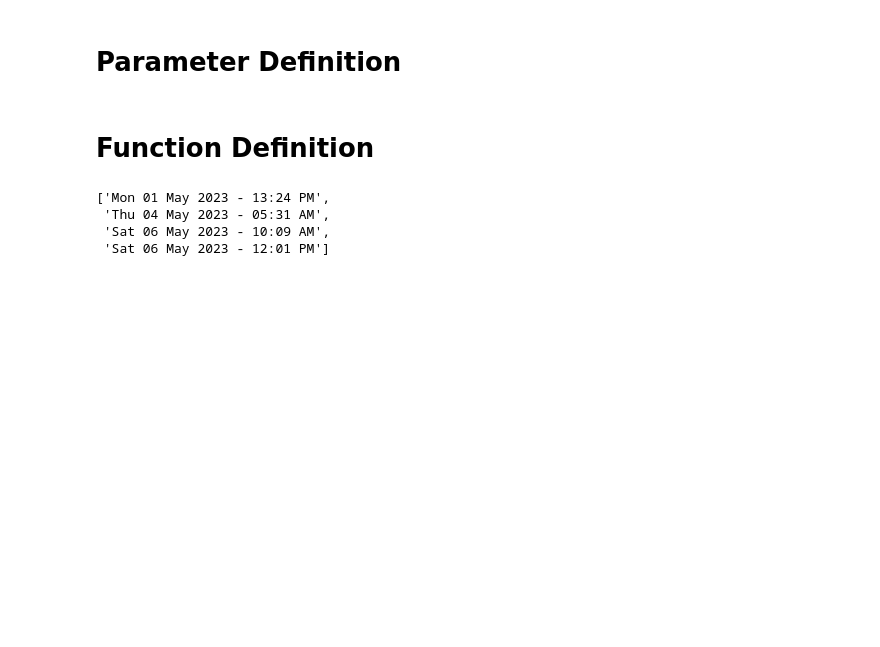
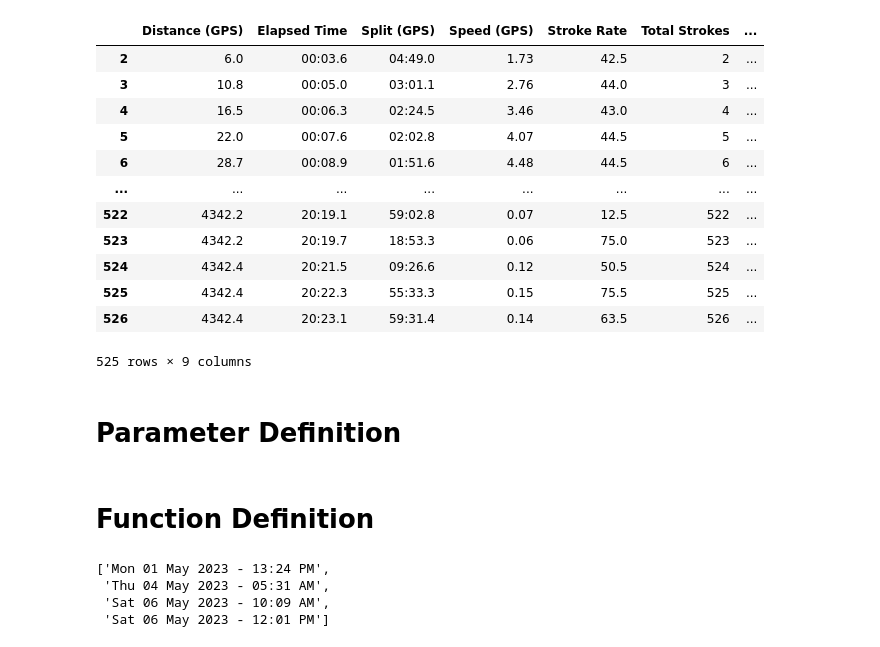
Before and after one commit to harrymich/outing-analysis, a Jupyter notebook: src/Stroke_Coach_Analysis.ipynb, the cells around one changed output. Saved outputs shown, nothing was run; the diff lists cells and outputs as text; code cells hidden in the pictures; blank space fills up the shorter version.

```diff
--- a/src/Stroke_Coach_Analysis.ipynb
+++ b/src/Stroke_Coach_Analysis.ipynb
@@ -35,6 +35,26 @@ for i in range(file_count):
     # Convert split to seconds (similar as above)
     temp_df['Split (GPS)'] = (temp_df['Split (GPS)'].str.split(':', n=2, expand=True).iloc[:,-2:-1].astype(float)*60).join(temp_df['Split (GPS)'].str.split(':', n=2, expand=True).iloc[:,-1:].astype(float)).sum(axis=1)
     sessions_list.append(temp_df)
+# %%
+temp_df = pd.read_csv("Davids Speedcoach 20230308 0241pm.csv", skiprows=28, usecols=[1,3,4,5,8,9,10,22,23]).drop([0])
+temp_df = temp_df[temp_df['Speed (GPS)'] != '---']
+temp_df = temp_df.astype({"Distance (GPS)": float,'Speed (GPS)':float, 'Stroke Rate':float, 'Total Strokes':int,'Distance/Stroke (GPS)':float,'GPS Lat.':float,'GPS Lon.':float})
+# %%
+temp_df
+# %% [output]
+|  | Distance (GPS) | Elapsed Time | Split (GPS) | Speed (GPS) | Stroke Rate | Total Strokes | ... |
+| 2 | 6.0 | 00:03.6 | 04:49.0 | 1.73 | 42.5 | 2 | ... |
+| 3 | 10.8 | 00:05.0 | 03:01.1 | 2.76 | 44.0 | 3 | ... |
+| 4 | 16.5 | 00:06.3 | 02:24.5 | 3.46 | 43.0 | 4 | ... |
+| 5 | 22.0 | 00:07.6 | 02:02.8 | 4.07 | 44.5 | 5 | ... |
+| 6 | 28.7 | 00:08.9 | 01:51.6 | 4.48 | 44.5 | 6 | ... |
+| ... | ... | ... | ... | ... | ... | ... | ... |
+| 522 | 4342.2 | 20:19.1 | 59:02.8 | 0.07 | 12.5 | 522 | ... |
+| 523 | 4342.2 | 20:19.7 | 18:53.3 | 0.06 | 75.0 | 523 | ... |
+| 524 | 4342.4 | 20:21.5 | 09:26.6 | 0.12 | 50.5 | 524 | ... |
+| 525 | 4342.4 | 20:22.3 | 55:33.3 | 0.15 | 75.5 | 525 | ... |
+| 526 | 4342.4 | 20:23.1 | 59:31.4 | 0.14 | 63.5 | 526 | ... |
+525 rows × 9 columns
 # %% [markdown]
 # Parameter Definition
 # %%
```
Also changed, not shown: 5 other files.
